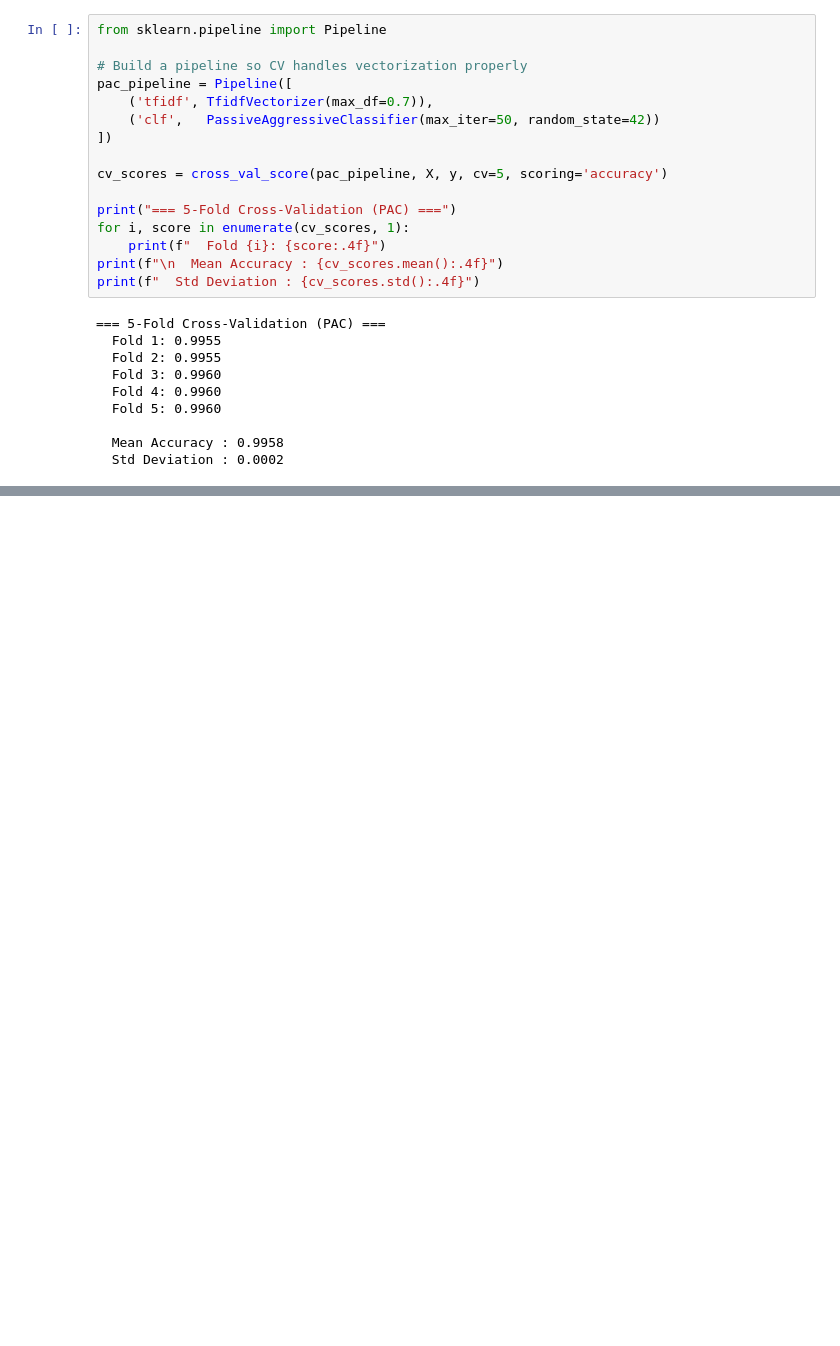
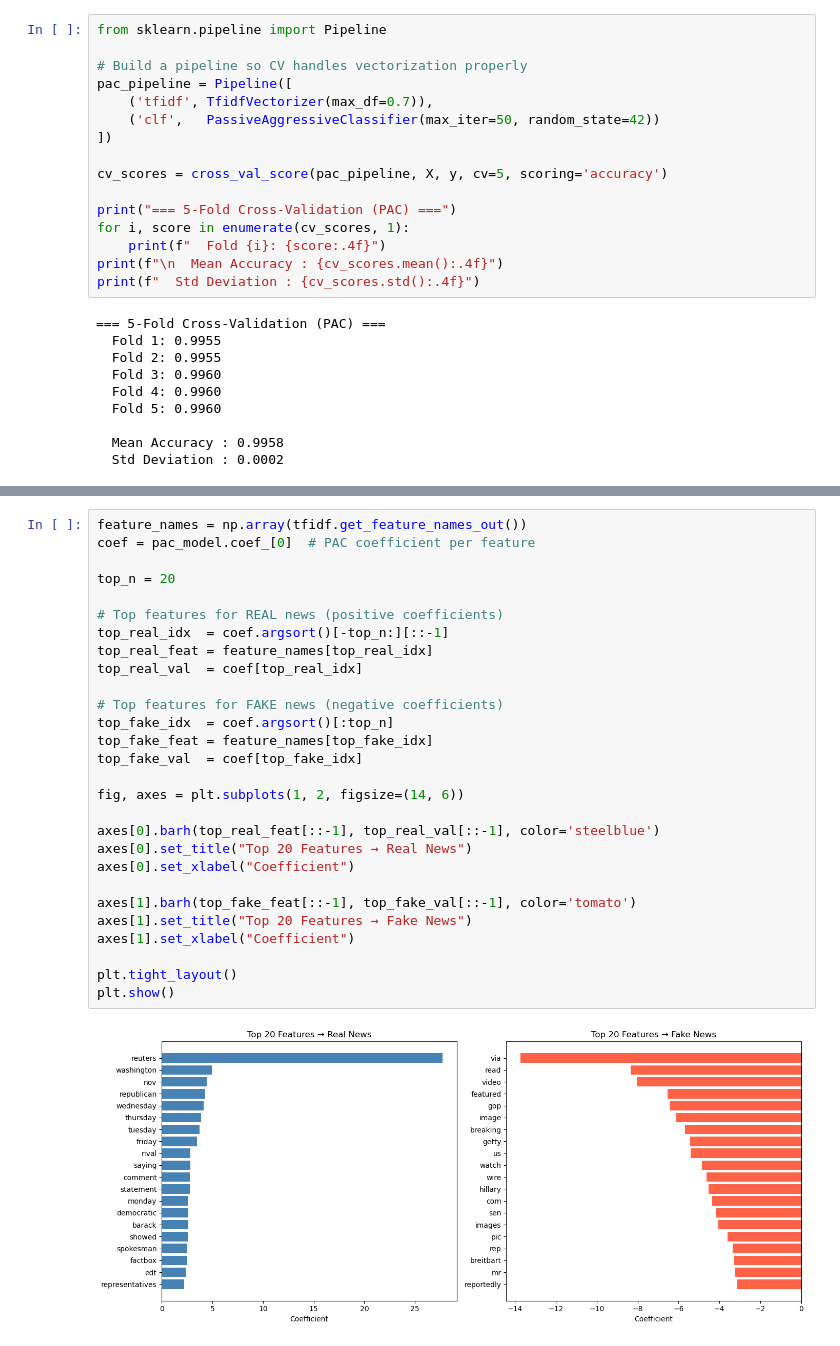
Before and after one commit to LOSTSOUL2104/fake-news-detection, a Jupyter notebook: detection.ipynb, the cells around one changed output, grey strips where cells are left out. Saved outputs shown, nothing was run; the diff lists cells and outputs as text; blank space fills up the shorter version.

```diff
--- a/detection.ipynb
+++ b/detection.ipynb
@@ -331,0 +337,30 @@ print(f"  Std Deviation : {cv_scores.std():.4f}")
+# %%
+feature_names = np.array(tfidf.get_feature_names_out())
+coef = pac_model.coef_[0]  # PAC coefficient per feature
+
+top_n = 20
+
+# Top features for REAL news (positive coefficients)
+top_real_idx  = coef.argsort()[-top_n:][::-1]
+top_real_feat = feature_names[top_real_idx]
+top_real_val  = coef[top_real_idx]
+
+# Top features for FAKE news (negative coefficients)
+top_fake_idx  = coef.argsort()[:top_n]
+top_fake_feat = feature_names[top_fake_idx]
+top_fake_val  = coef[top_fake_idx]
+
+fig, axes = plt.subplots(1, 2, figsize=(14, 6))
+
+axes[0].barh(top_real_feat[::-1], top_real_val[::-1], color='steelblue')
+axes[0].set_title("Top 20 Features → Real News")
+axes[0].set_xlabel("Coefficient")
+
+axes[1].barh(top_fake_feat[::-1], top_fake_val[::-1], color='tomato')
+axes[1].set_title("Top 20 Features → Fake News")
+axes[1].set_xlabel("Coefficient")
+
+plt.tight_layout()
+plt.show()
+# %% [output]
+[figure, added]
```
Also changed, not shown: parts of 7 cells of this notebook.
